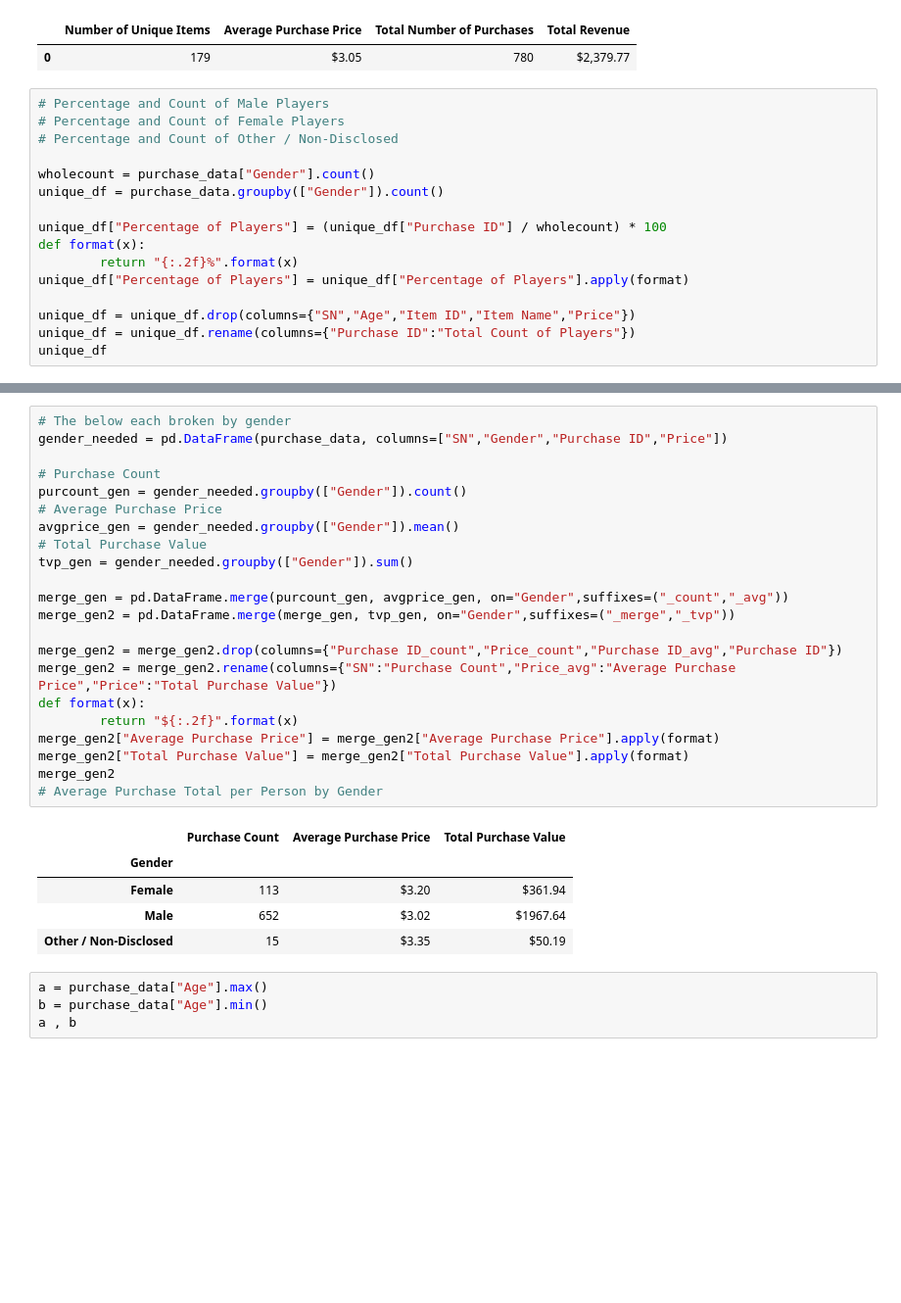
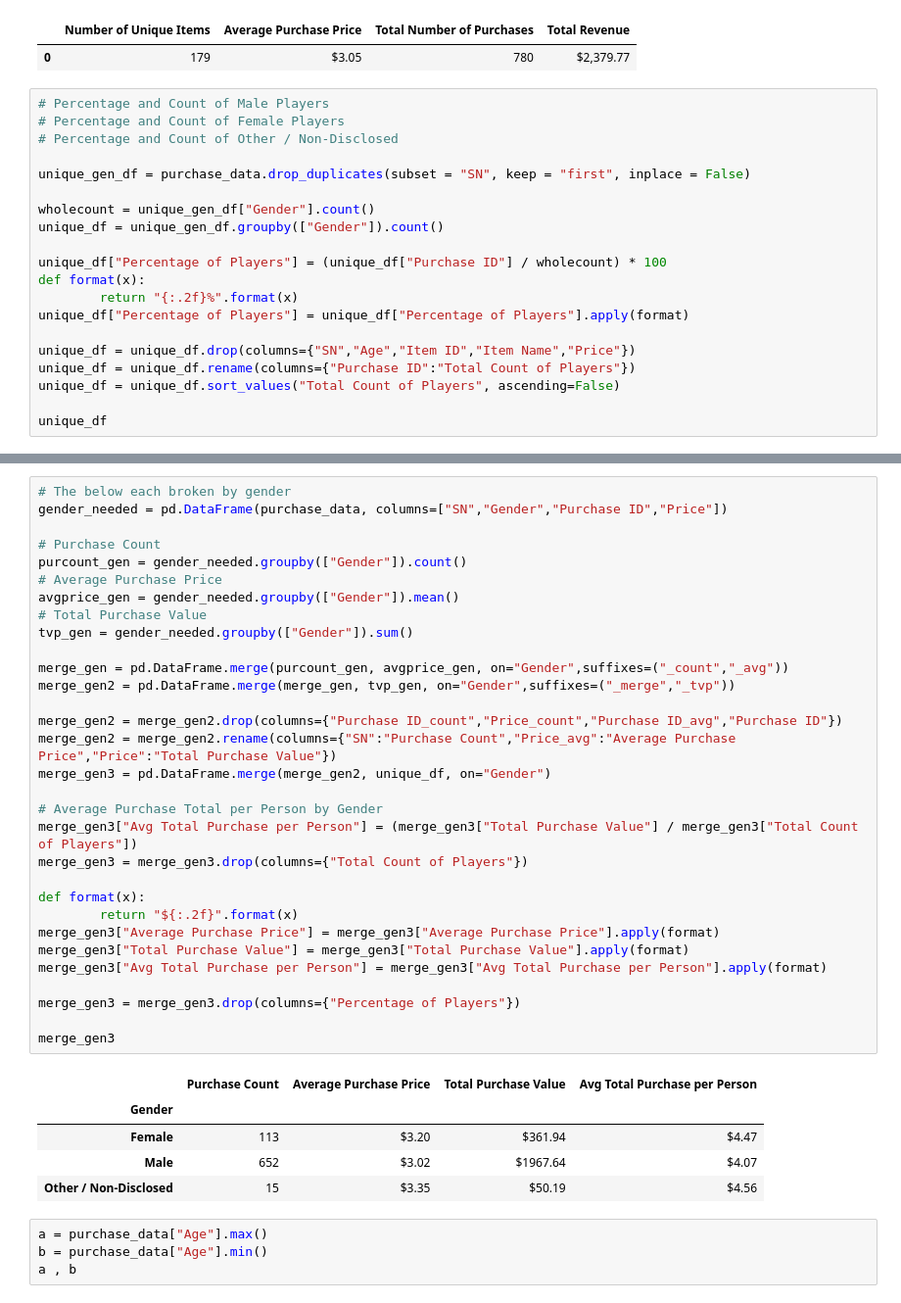
Before and after one commit to smith-ashton/pandas-challenge, a Jupyter notebook: HeroesOfPymoli/Heroes_Of_Pymoli.ipynb, the cells around one changed output, grey strips where cells are left out. Shown: that part at 98% size. Cells and saved outputs as stored; diff of their text form; blank space fills up the shorter version.

```diff
--- a/HeroesOfPymoli/Heroes_Of_Pymoli.ipynb
+++ b/HeroesOfPymoli/Heroes_Of_Pymoli.ipynb
@@ -45,8 +45,10 @@ purchase_summary_df
 # Percentage and Count of Female Players
 # Percentage and Count of Other / Non-Disclosed
 
-wholecount = purchase_data["Gender"].count()
-unique_df = purchase_data.groupby(["Gender"]).count()
+unique_gen_df = purchase_data.drop_duplicates(subset = "SN", keep = "first", inplace = False)
+
+wholecount = unique_gen_df["Gender"].count()
+unique_df = unique_gen_df.groupby(["Gender"]).count()
 
 unique_df["Percentage of Players"] = (unique_df["Purchase ID"] / wholecount) * 100
 def format(x):
@@ -55,6 +57,8 @@ unique_df["Percentage of Players"] = unique_df["Percentage of Players"].apply(fo
 
 unique_df = unique_df.drop(columns={"SN","Age","Item ID","Item Name","Price"})
 unique_df = unique_df.rename(columns={"Purchase ID":"Total Count of Players"})
+unique_df = unique_df.sort_values("Total Count of Players", ascending=False)
+
 unique_df
 # %% [output]
 |  | Total Count of Players | Percentage of Players |
@@ -65,31 +69,40 @@ unique_df
 # %%
 # The below each broken by gender
 gender_needed = pd.DataFrame(purchase_data, columns=["SN","Gender","Purchase ID","Price"])
 
 # Purchase Count
 purcount_gen = gender_needed.groupby(["Gender"]).count()
 # Average Purchase Price
 avgprice_gen = gender_needed.groupby(["Gender"]).mean()
 # Total Purchase Value
 tvp_gen = gender_needed.groupby(["Gender"]).sum()
 
 merge_gen = pd.DataFrame.merge(purcount_gen, avgprice_gen, on="Gender",suffixes=("_count","_avg"))
 merge_gen2 = pd.DataFrame.merge(merge_gen, tvp_gen, on="Gender",suffixes=("_merge","_tvp"))
 
 merge_gen2 = merge_gen2.drop(columns={"Purchase ID_count","Price_count","Purchase ID_avg","Purchase ID"})
 merge_gen2 = merge_gen2.rename(columns={"SN":"Purchase Count","Price_avg":"Average Purchase Price","Price":"Total Purchase Value"})
+merge_gen3 = pd.DataFrame.merge(merge_gen2, unique_df, on="Gender")
+
+# Average Purchase Total per Person by Gender
+merge_gen3["Avg Total Purchase per Person"] = (merge_gen3["Total Purchase Value"] / merge_gen3["Total Count of Players"])
+merge_gen3 = merge_gen3.drop(columns={"Total Count of Players"})
+
 def format(x):
         return "${:.2f}".format(x)
-merge_gen2["Average Purchase Price"] = merge_gen2["Average Purchase Price"].apply(format)
-merge_gen2["Total Purchase Value"] = merge_gen2["Total Purchase Value"].apply(format)
-merge_gen2
-# Average Purchase Total per Person by Gender
+merge_gen3["Average Purchase Price"] = merge_gen3["Average Purchase Price"].apply(format)
+merge_gen3["Total Purchase Value"] = merge_gen3["Total Purchase Value"].apply(format)
+merge_gen3["Avg Total Purchase per Person"] = merge_gen3["Avg Total Purchase per Person"].apply(format)
+
+merge_gen3 = merge_gen3.drop(columns={"Percentage of Players"})
+
+merge_gen3
 # %% [output]
-|  | Purchase Count | Average Purchase Price | Total Purchase Value |
-| Gender |  |  |  |
-| Female | 113 | $3.20 | $361.94 |
-| Male | 652 | $3.02 | $1967.64 |
-| Other / Non-Disclosed | 15 | $3.35 | $50.19 |
+|  | Purchase Count | Average Purchase Price | Total Purchase Value | Avg Total Purchase per Person |
+| Gender |  |  |  |  |
+| Female | 113 | $3.20 | $361.94 | $4.47 |
+| Male | 652 | $3.02 | $1967.64 | $4.07 |
+| Other / Non-Disclosed | 15 | $3.35 | $50.19 | $4.56 |
 # %%
 a = purchase_data["Age"].max()
 b = purchase_data["Age"].min()
```
Also changed, not shown: parts of 4 cells of this notebook, 1 other file.
